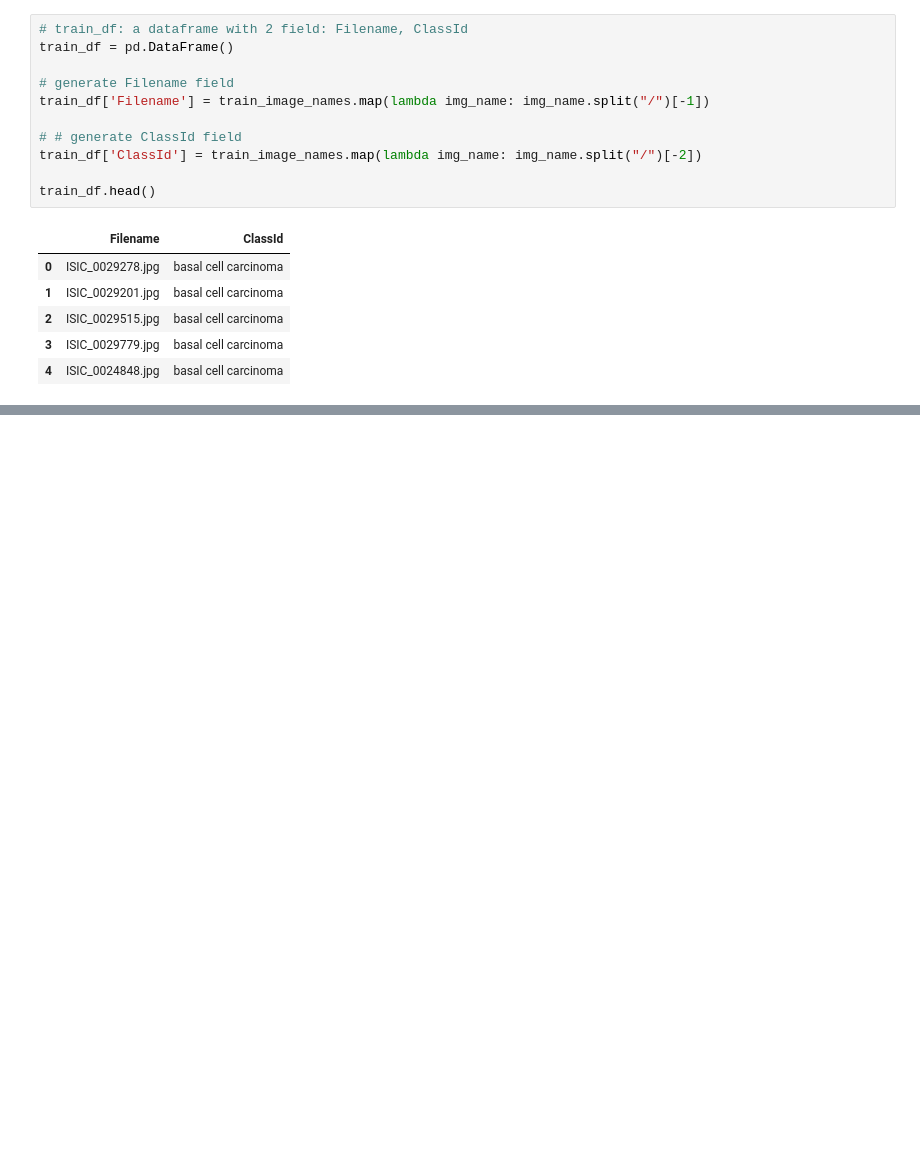
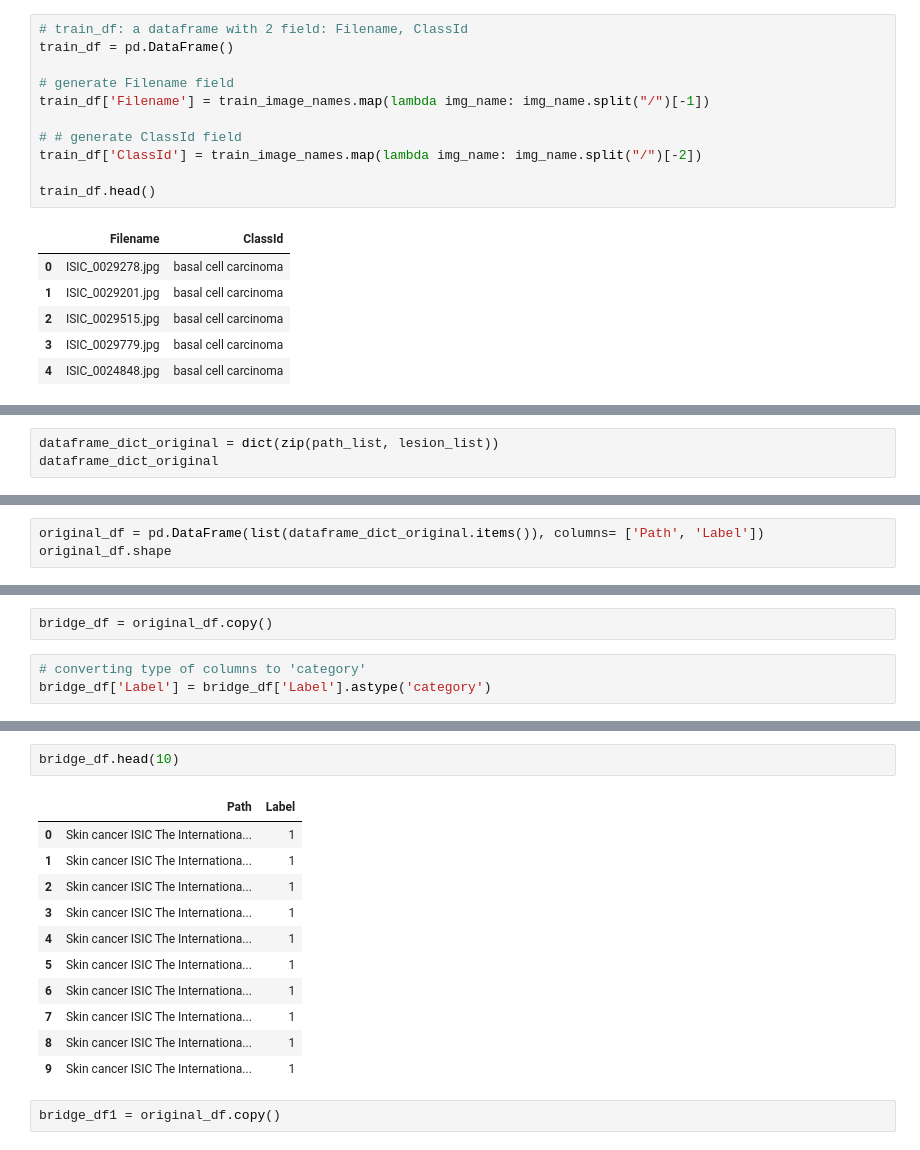
Before and after one commit to sunnybhupati/sb-test, a Jupyter notebook: CNNAssignment.ipynb, the cells around one changed output, grey strips where cells are left out. Drawn from its saved outputs; the diff is of its cells as text; blank space fills up the shorter version.

```diff
--- a/CNNAssignment.ipynb
+++ b/CNNAssignment.ipynb
@@ -146,0 +386,3 @@ for i in range(9):
+# %%
+dataframe_dict_original = dict(zip(path_list, lesion_list))
+dataframe_dict_original
@@ -146,0 +407,3 @@ for i in range(9):
+# %%
+original_df = pd.DataFrame(list(dataframe_dict_original.items()), columns= ['Path', 'Label'])
+original_df.shape
@@ -146,0 +433,5 @@ for i in range(9):
+# %%
+bridge_df = original_df.copy()
+# %%
+# converting type of columns to 'category'
+bridge_df['Label'] = bridge_df['Label'].astype('category')
@@ -146,0 +450,16 @@ for i in range(9):
+# %%
+bridge_df.head(10)
+# %% [output]
+|  | Path | Label |
+| 0 | Skin cancer ISIC The Internationa... | 1 |
+| 1 | Skin cancer ISIC The Internationa... | 1 |
+| 2 | Skin cancer ISIC The Internationa... | 1 |
+| 3 | Skin cancer ISIC The Internationa... | 1 |
+| 4 | Skin cancer ISIC The Internationa... | 1 |
+| 5 | Skin cancer ISIC The Internationa... | 1 |
+| 6 | Skin cancer ISIC The Internationa... | 1 |
+| 7 | Skin cancer ISIC The Internationa... | 1 |
+| 8 | Skin cancer ISIC The Internationa... | 1 |
+| 9 | Skin cancer ISIC The Internationa... | 1 |
+# %%
+bridge_df1 = original_df.copy()
```
Also changed, not shown: parts of 47 cells of this notebook.
